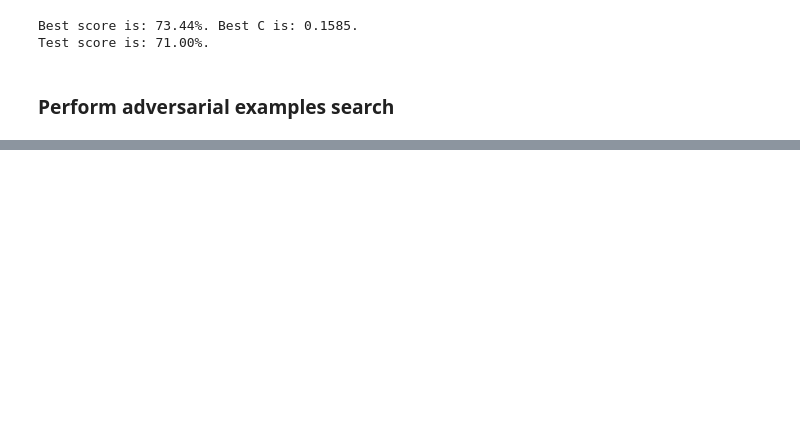
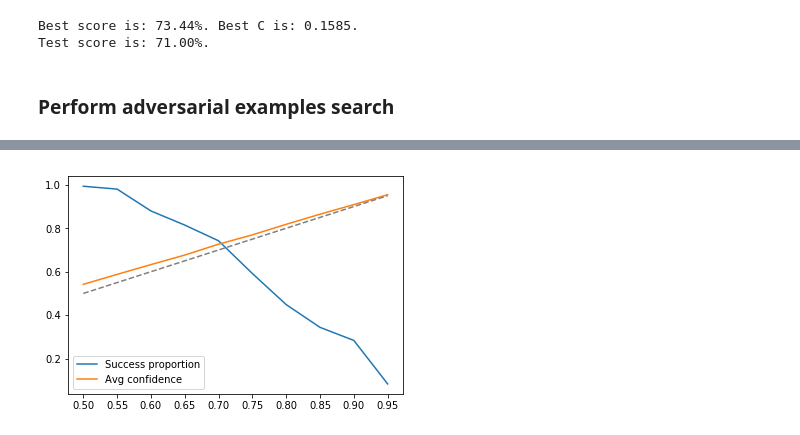
Before and after one commit to spring-epfl/trickster, a Jupyter notebook: notebooks/credit_adversarial.ipynb, the cells around one changed output, grey strips where cells are left out. Cells and saved outputs as stored; diff of their text form; code cells hidden in the pictures; blank space fills up the shorter version.

```diff
--- a/notebooks/credit_adversarial.ipynb
+++ b/notebooks/credit_adversarial.ipynb
@@ -228,0 +260,4 @@ for x in X_test:
+# %%
+results_graph_2 = []
+for level in tqdm_notebook(levels):
+    results_graph_2.append(find_adv_examples_for_level(X, level, graph='increase_amount'))
@@ -228,0 +290,4 @@ for x in X_test:
+# %%
+plot_confidence(results_graph_2)
+# %% [output]
+[figure, added]
```
Also changed, not shown: parts of 18 cells of this notebook, 1 other file.
